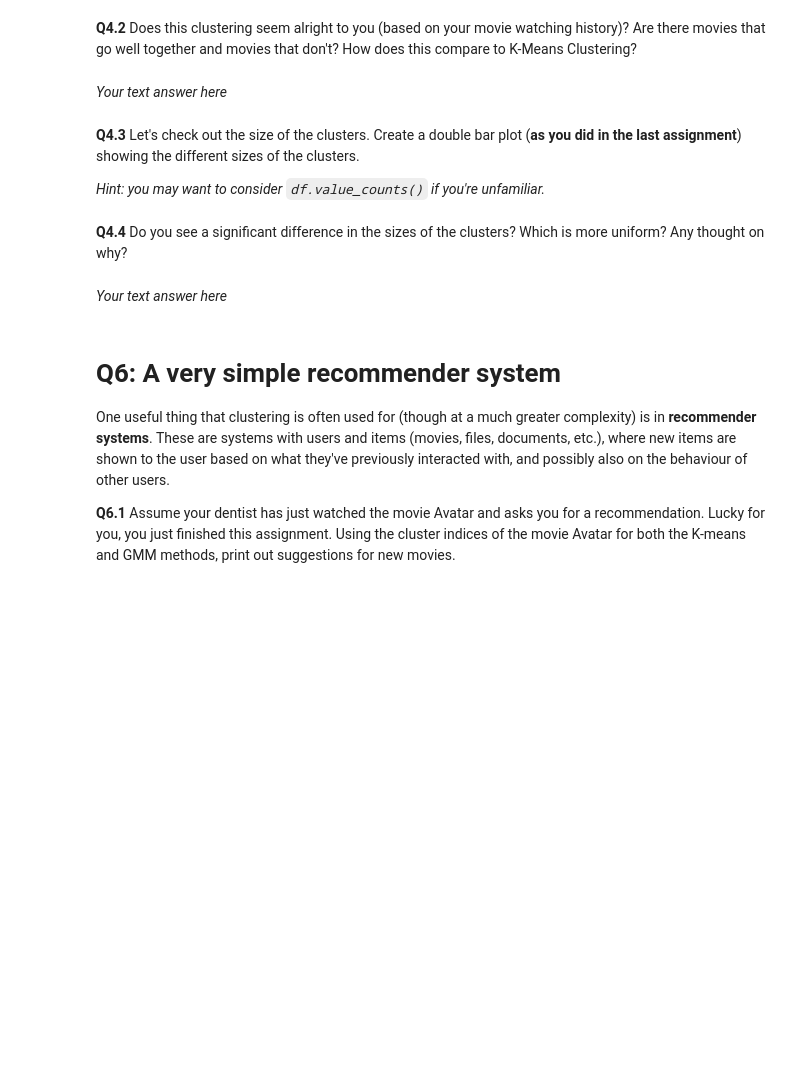
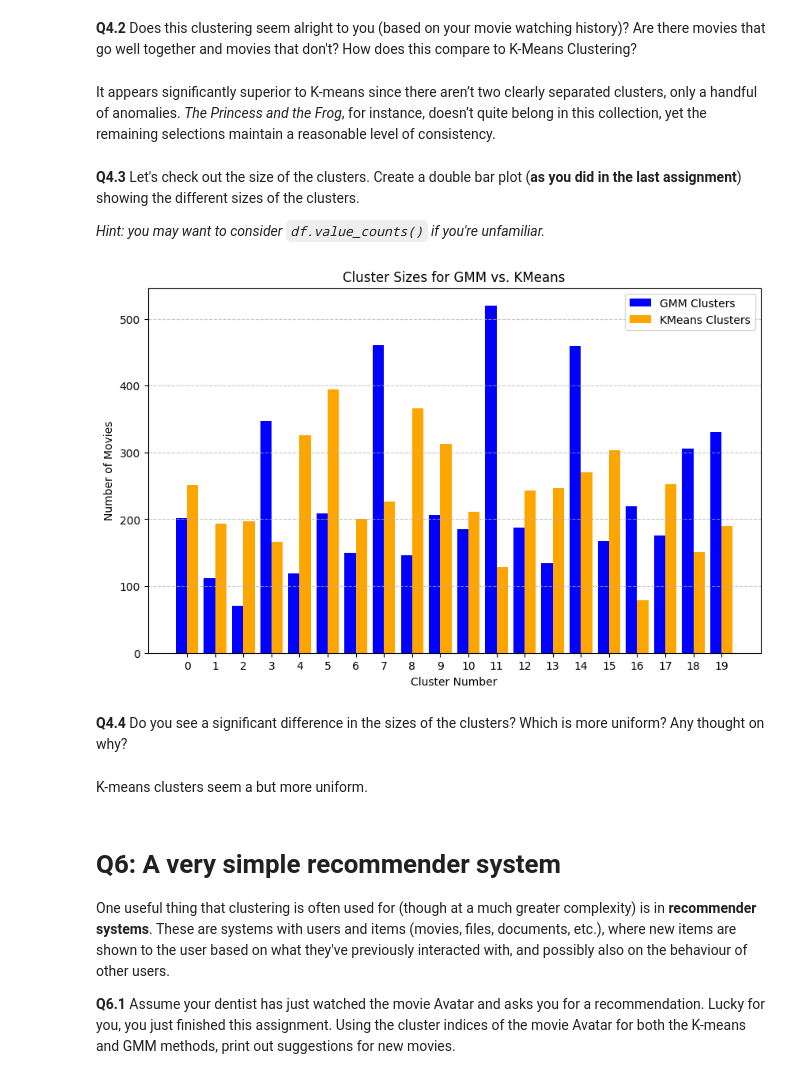
Before and after one commit to RiccardoZatti/TMDL, a Jupyter notebook: TMDL_2024_25_Assignment_3,_Qs_only.ipynb, the cells around one changed output. Saved outputs shown, nothing was run; the diff lists cells and outputs as text; code cells hidden in the pictures; blank space fills up the shorter version.

```diff
--- a/TMDL_2024_25_Assignment_3,_Qs_only.ipynb
+++ b/TMDL_2024_25_Assignment_3,_Qs_only.ipynb
@@ -418,0 +438,13 @@ df[df["cluster_kmeans"] == 0]
+# %%
+# Your code answer here
+# import GMM class
+from sklearn.mixture import GaussianMixture
+gmm = GaussianMixture(20)
+gmm.fit(labels_pca)
+
+cluster_labels = gmm.predict(labels_pca)
+
+df["cluster_gmm"] = cluster_labels
+
+cluster_0_elements = df[df["cluster_gmm"] == 0]
+cluster_0_elements.head()
@@ -419,7 +458,7 @@ df[df["cluster_kmeans"] == 0]
 # %% [markdown]
 **Q4.2** Does this clustering seem alright to you (based on your movie watching history)? Are there movies that go well together and movies that don't? How does this compare to K-Means Clustering?
-# %% [markdown]
-*Your text answer here*
+# %% [markdown]
+It appears significantly superior to K-means since there aren’t two clearly separated clusters, only a handful of anomalies. *The Princess and the Frog*, for instance, doesn’t quite belong in this collection, yet the remaining selections maintain a reasonable level of consistency.
 # %% [markdown]
 **Q4.3** Let's check out the size of the clusters. Create a double bar plot (**as you did in the last assignment**) showing the different sizes of the clusters.
 
@@ -431,7 +466,33 @@ df[df["cluster_kmeans"] == 0]
+# %%
+gmm_cluster_counts = df["cluster_gmm"].value_counts().sort_index()
+kmeans_cluster_counts = df["cluster_kmeans"].value_counts().sort_index()
+
+cluster_indices = np.arange(len(gmm_cluster_counts))
+
+plt.figure(figsize=(10, 6))
+bar_width = 0.4
+
+plt.bar(cluster_indices - bar_width/2, gmm_cluster_counts, bar_width, label="GMM Clusters", color='blue')
+
+
+plt.bar(cluster_indices + bar_width/2, kmeans_cluster_counts, bar_width, label="KMeans Clusters", color='orange')
+
+
+plt.xlabel("Cluster Number")
+plt.ylabel("Number of Movies")
+plt.title("Cluster Sizes for GMM vs. KMeans")
+plt.xticks(cluster_indices, cluster_indices)
+plt.legend()
+plt.grid(axis='y', linestyle='--', alpha=0.7)
+
+
+plt.show()
+# %% [output]
+[figure, added]
 # %% [markdown]
 **Q4.4** Do you see a significant difference in the sizes of the clusters? Which is more uniform? Any thought on why?
-# %% [markdown]
-*Your text answer here*
+# %% [markdown]
+K-means clusters seem a but more uniform.
 # %% [markdown]
 # Q6: A very simple recommender system
 
```
Also changed, not shown: parts of 32 cells of this notebook.
